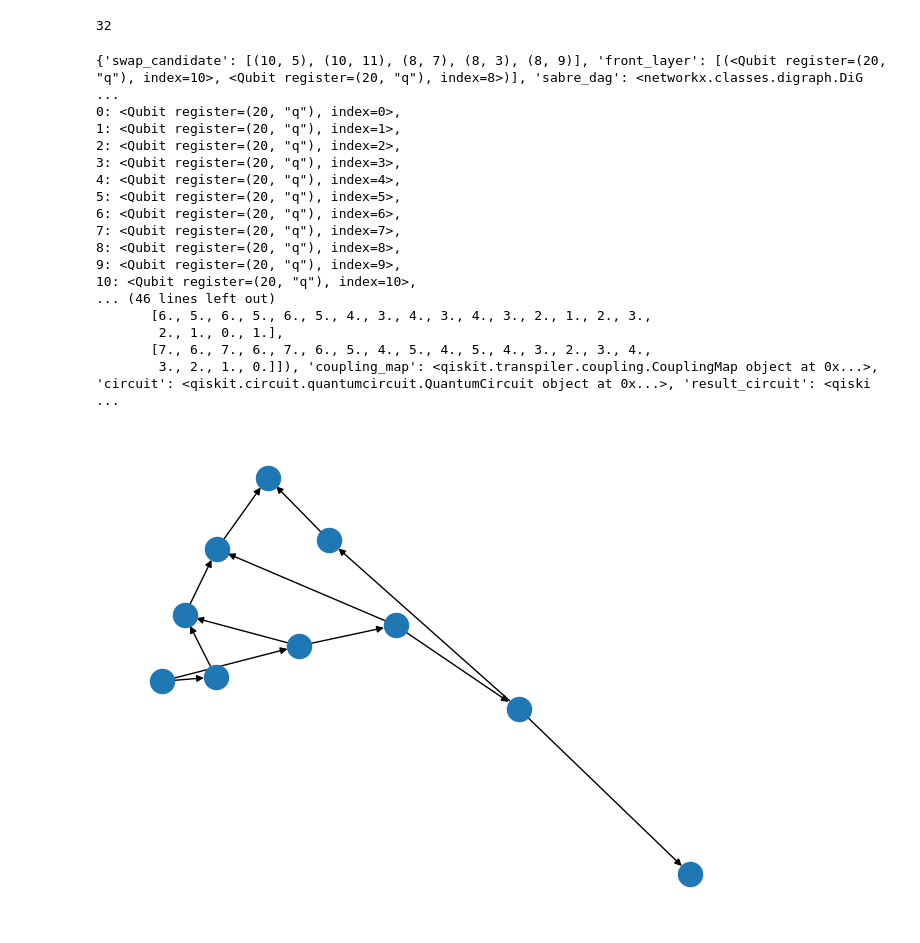
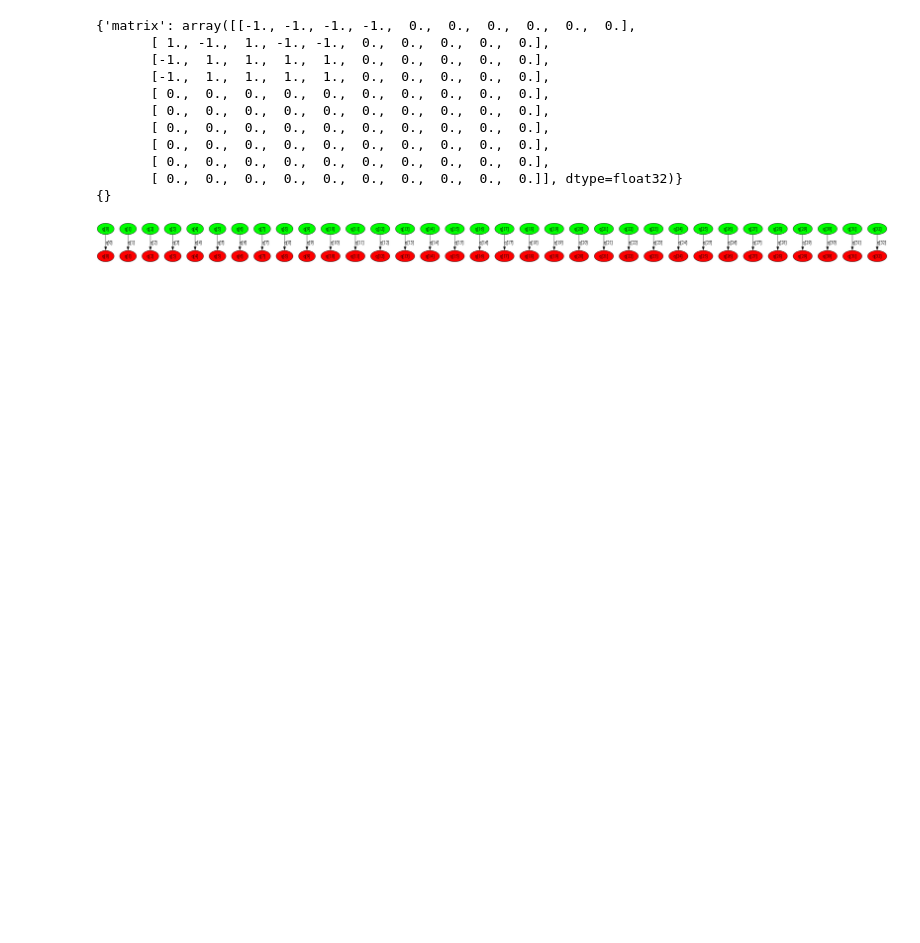
Before and after one commit to siwonpada/circuit_route, a Jupyter notebook: src/test_sabre_env.ipynb, the cells around one changed output. Saved outputs shown, nothing was run; the diff lists cells and outputs as text; code cells hidden in the pictures; blank space fills up the shorter version.

```diff
--- a/src/test_sabre_env.ipynb
+++ b/src/test_sabre_env.ipynb
@@ -16,72 +13,25 @@ coupling_map = CouplingMap(provider.configuration().coupling_map)
-# %%
-data_path = '../data'
-file_list = os.listdir(data_path)
-file_list = [f for f in file_list if f.endswith('.qasm')]
-
-paper_file_list = [
-    '4mod5-v1_22.qasm',
-    'mod5mils_65.qasm',
-    'alu-v0_27.qasm',
-    'decod24-v2_43.qasm',
-    '4gt13_92.qasm',
-    'ising_model_10.qasm',
-    'ising_model_13.qasm',
-    'ising_model_16.qasm',
-    'qft_10.qasm',
-    'qft_13.qasm',
-    'qft_16.qasm',
-    'qft_20.qasm',
-    'rd84_142.qasm',
-    'adr4_197.qasm',
-    'radd_250.qasm',
-    'z4_268.qasm',
-    'sym6_145.qasm',
-    'misex1_241.qasm',
-    'rd73_252.qasm',
-    'cycle10_2_110.qasm',
-    'square_root_7.qasm',
-    'sqn_258.qasm',
-    'rd84_253.qasm',
-    'co14_215.qasm',
-    'sym9_193.qasm',
-    '9symml_195.qasm',
-]
-paper_file_list = [file for file in file_list if file in paper_file_list]
-file_list = [f for i, f in enumerate(file_list) if i % 5 == 0]
-circuits = [qiskit.qasm2.load(os.path.join(data_path, f)) for f in file_list]
-print(len(file_list))
-# %% [output]
-32
 # %%
 gym.register(
-    id="SaberSwap-v0", entry_point="utils.sabre_env:SabreSwapEnv")
+    id="SaberSwap-v0", entry_point="utils.sabre_env_without_graph:SabreSwapEnv")
 env = gym.make(
-    id="SaberSwap-v0", circuits = circuits, coupling_map=coupling_map)
+    id="SaberSwap-v0")
 warnings.filterwarnings("ignore", category=UserWarning)
 # %%
-state, info = env.reset()
+state, info = env.reset(options={"qubit_range": (5, 10), "depth_range": (10, 20)})
 print(state)
 print(info)
 screen = env.render()
 screen
-
-nx.draw(state['sabre_dag'])
 # %% [output]
-{'swap_candidate': [(10, 5), (10, 11), (8, 7), (8, 3), (8, 9)], 'front_layer': [(<Qubit register=(20, "q"), index=10>, <Qubit register=(20, "q"), index=8>)], 'sabre_dag': <networkx.classes.digraph.DiG ...
-0: <Qubit register=(20, "q"), index=0>,
-1: <Qubit register=(20, "q"), index=1>,
-2: <Qubit register=(20, "q"), index=2>,
-3: <Qubit register=(20, "q"), index=3>,
-4: <Qubit register=(20, "q"), index=4>,
-5: <Qubit register=(20, "q"), index=5>,
-6: <Qubit register=(20, "q"), index=6>,
-7: <Qubit register=(20, "q"), index=7>,
-8: <Qubit register=(20, "q"), index=8>,
-9: <Qubit register=(20, "q"), index=9>,
-10: <Qubit register=(20, "q"), index=10>,
-... (46 lines left out)
-       [6., 5., 6., 5., 6., 5., 4., 3., 4., 3., 4., 3., 2., 1., 2., 3.,
-        2., 1., 0., 1.],
-       [7., 6., 7., 6., 7., 6., 5., 4., 5., 4., 5., 4., 3., 2., 3., 4.,
-        3., 2., 1., 0.]]), 'coupling_map': <qiskit.transpiler.coupling.CouplingMap object at 0x...>, 'circuit': <qiskit.circuit.quantumcircuit.QuantumCircuit object at 0x...>, 'result_circuit': <qiski ...
+{'matrix': array([[-1., -1., -1., -1.,  0.,  0.,  0.,  0.,  0.,  0.],
+       [ 1., -1.,  1., -1., -1.,  0.,  0.,  0.,  0.,  0.],
+       [-1.,  1.,  1.,  1.,  1.,  0.,  0.,  0.,  0.,  0.],
+       [-1.,  1.,  1.,  1.,  1.,  0.,  0.,  0.,  0.,  0.],
+       [ 0.,  0.,  0.,  0.,  0.,  0.,  0.,  0.,  0.,  0.],
+       [ 0.,  0.,  0.,  0.,  0.,  0.,  0.,  0.,  0.,  0.],
+       [ 0.,  0.,  0.,  0.,  0.,  0.,  0.,  0.,  0.,  0.],
+       [ 0.,  0.,  0.,  0.,  0.,  0.,  0.,  0.,  0.,  0.],
+       [ 0.,  0.,  0.,  0.,  0.,  0.,  0.,  0.,  0.,  0.],
+       [ 0.,  0.,  0.,  0.,  0.,  0.,  0.,  0.,  0.,  0.]], dtype=float32)}
+{}
-[figure, old version]
+[figure, new version]
```
Also changed, not shown: parts of 3 cells of this notebook, 14 other files.
